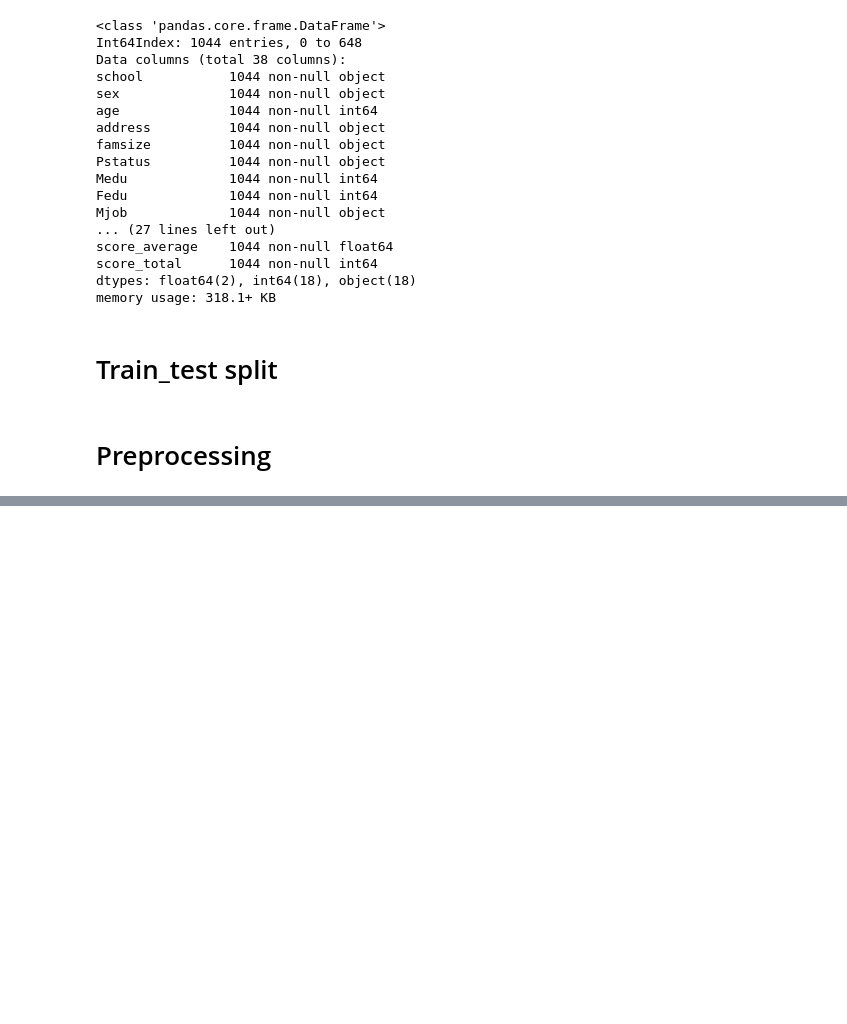
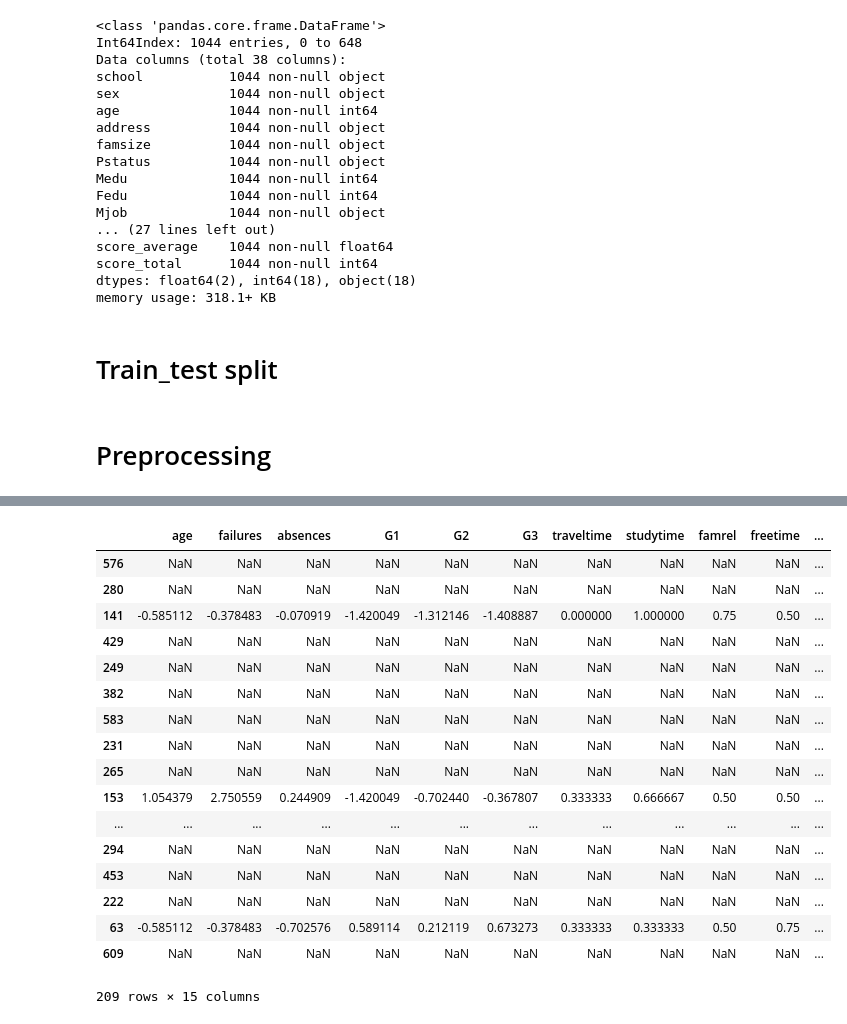
Before and after one commit to JeongChanwoo/2018_competition, a Jupyter notebook: Student Alcohol Consumption/preprocessing.ipynb, the cells around one changed output, grey strips where cells are left out. Saved outputs shown, nothing was run; the diff lists cells and outputs as text; code cells hidden in the pictures; blank space fills up the shorter version.

```diff
--- a/Student Alcohol Consumption/preprocessing.ipynb
+++ b/Student Alcohol Consumption/preprocessing.ipynb
@@ -338,0 +402,21 @@ testing_unique
+# %%
+test_prapred.iloc[:,:15]
+# %% [output]
+|  | age | failures | absences | G1 | G2 | G3 | traveltime | studytime | famrel | freetime | ... |
+| 576 | NaN | NaN | NaN | NaN | NaN | NaN | NaN | NaN | NaN | NaN | ... |
+| 280 | NaN | NaN | NaN | NaN | NaN | NaN | NaN | NaN | NaN | NaN | ... |
+| 141 | -0.585112 | -0.378483 | -0.070919 | -1.420049 | -1.312146 | -1.408887 | 0.000000 | 1.000000 | 0.75 | 0.50 | ... |
+| 429 | NaN | NaN | NaN | NaN | NaN | NaN | NaN | NaN | NaN | NaN | ... |
+| 249 | NaN | NaN | NaN | NaN | NaN | NaN | NaN | NaN | NaN | NaN | ... |
+| 382 | NaN | NaN | NaN | NaN | NaN | NaN | NaN | NaN | NaN | NaN | ... |
+| 583 | NaN | NaN | NaN | NaN | NaN | NaN | NaN | NaN | NaN | NaN | ... |
+| 231 | NaN | NaN | NaN | NaN | NaN | NaN | NaN | NaN | NaN | NaN | ... |
+| 265 | NaN | NaN | NaN | NaN | NaN | NaN | NaN | NaN | NaN | NaN | ... |
+| 153 | 1.054379 | 2.750559 | 0.244909 | -1.420049 | -0.702440 | -0.367807 | 0.333333 | 0.666667 | 0.50 | 0.50 | ... |
+| ... | ... | ... | ... | ... | ... | ... | ... | ... | ... | ... | ... |
+| 294 | NaN | NaN | NaN | NaN | NaN | NaN | NaN | NaN | NaN | NaN | ... |
+| 453 | NaN | NaN | NaN | NaN | NaN | NaN | NaN | NaN | NaN | NaN | ... |
+| 222 | NaN | NaN | NaN | NaN | NaN | NaN | NaN | NaN | NaN | NaN | ... |
+| 63 | -0.585112 | -0.378483 | -0.702576 | 0.589114 | 0.212119 | 0.673273 | 0.333333 | 0.333333 | 0.50 | 0.75 | ... |
+| 609 | NaN | NaN | NaN | NaN | NaN | NaN | NaN | NaN | NaN | NaN | ... |
+209 rows × 15 columns
```
Also changed, not shown: parts of 18 cells of this notebook.
